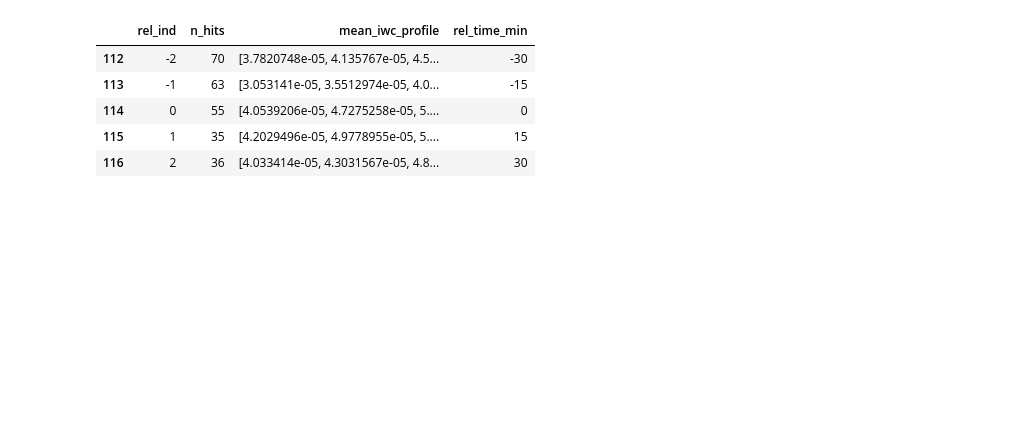
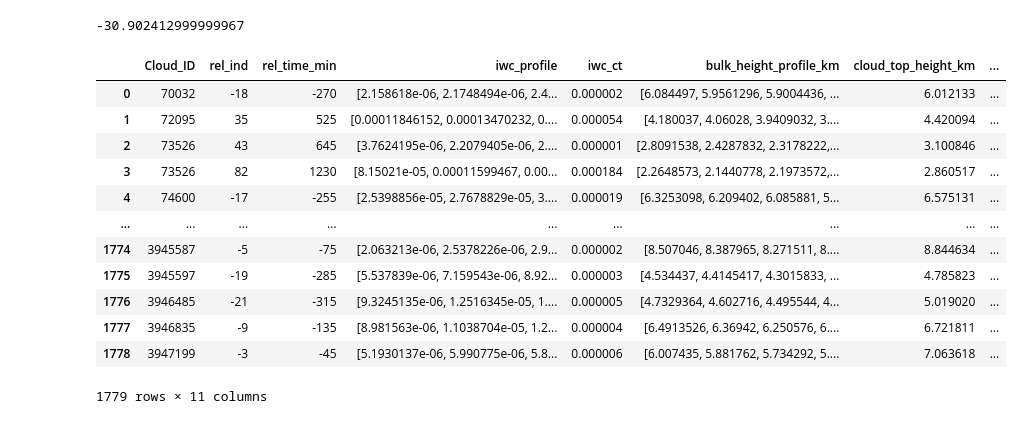
Before and after one commit to DragomirNikolov/MSGI, a Jupyter notebook: development/bulk_plots.ipynb, the cells around one changed output. Drawn from its saved outputs; the diff is of its cells as text; code cells hidden in the pictures; blank space fills up the shorter version.

```diff
--- a/development/bulk_plots.ipynb
+++ b/development/bulk_plots.ipynb
@@ -19,11 +169,22 @@ array([[-1140., -1260.],
+# %%
+242.247587-273.15
+# %% [output]
+-30.902412999999967
 # %%
-df = pd.read_parquet("/cluster/work/climate/dnikolo/MSGI/development/mean_iwc_by_height_data_V3_1_2007.parquet")
+raw_df = pd.read_parquet("/cluster/work/climate/dnikolo/MSGI/development/iwc_rel_df_V3_1_2007.parquet")
-# %%
-plot_df
-# %% [output]
-|  | rel_ind | n_hits | mean_iwc_profile | rel_time_min |
-| 112 | -2 | 70 | [3.7820748e-05, 4.135767e-05, 4.5... | -30 |
-| 113 | -1 | 63 | [3.053141e-05, 3.5512974e-05, 4.0... | -15 |
-| 114 | 0 | 55 | [4.0539206e-05, 4.7275258e-05, 5.... | 0 |
-| 115 | 1 | 35 | [4.2029496e-05, 4.9778955e-05, 5.... | 15 |
-| 116 | 2 | 36 | [4.033414e-05, 4.3031567e-05, 4.8... | 30 |
+# %%
+raw_df
+# %% [output]
+|  | Cloud_ID | rel_ind | rel_time_min | iwc_profile | iwc_ct | bulk_height_profile_km | cloud_top_height_km | ... |
+| 0 | 70032 | -18 | -270 | [2.158618e-06, 2.1748494e-06, 2.4... | 0.000002 | [6.084497, 5.9561296, 5.9004436, ... | 6.012133 | ... |
+| 1 | 72095 | 35 | 525 | [0.00011846152, 0.00013470232, 0.... | 0.000054 | [4.180037, 4.06028, 3.9409032, 3.... | 4.420094 | ... |
+| 2 | 73526 | 43 | 645 | [3.7624195e-06, 2.2079405e-06, 2.... | 0.000001 | [2.8091538, 2.4287832, 2.3178222,... | 3.100846 | ... |
+| 3 | 73526 | 82 | 1230 | [8.15021e-05, 0.00011599467, 0.00... | 0.000184 | [2.2648573, 2.1440778, 2.1973572,... | 2.860517 | ... |
+| 4 | 74600 | -17 | -255 | [2.5398856e-05, 2.7678829e-05, 3.... | 0.000019 | [6.3253098, 6.209402, 6.085881, 5... | 6.575131 | ... |
+| ... | ... | ... | ... | ... | ... | ... | ... | ... |
+| 1774 | 3945587 | -5 | -75 | [2.063213e-06, 2.5378226e-06, 2.9... | 0.000002 | [8.507046, 8.387965, 8.271511, 8.... | 8.844634 | ... |
+| 1775 | 3945597 | -19 | -285 | [5.537839e-06, 7.159543e-06, 8.92... | 0.000003 | [4.534437, 4.4145417, 4.3015833, ... | 4.785823 | ... |
+| 1776 | 3946485 | -21 | -315 | [9.3245135e-06, 1.2516345e-05, 1.... | 0.000005 | [4.7329364, 4.602716, 4.495544, 4... | 5.019020 | ... |
+| 1777 | 3946835 | -9 | -135 | [8.981563e-06, 1.1038704e-05, 1.2... | 0.000004 | [6.4913526, 6.36942, 6.250576, 6.... | 6.721811 | ... |
+| 1778 | 3947199 | -3 | -45 | [5.1930137e-06, 5.990775e-06, 5.8... | 0.000006 | [6.007435, 5.881762, 5.734292, 5.... | 7.063618 | ... |
+1779 rows × 11 columns
```
Also changed, not shown: parts of 27 cells of this notebook, 9 other files.
